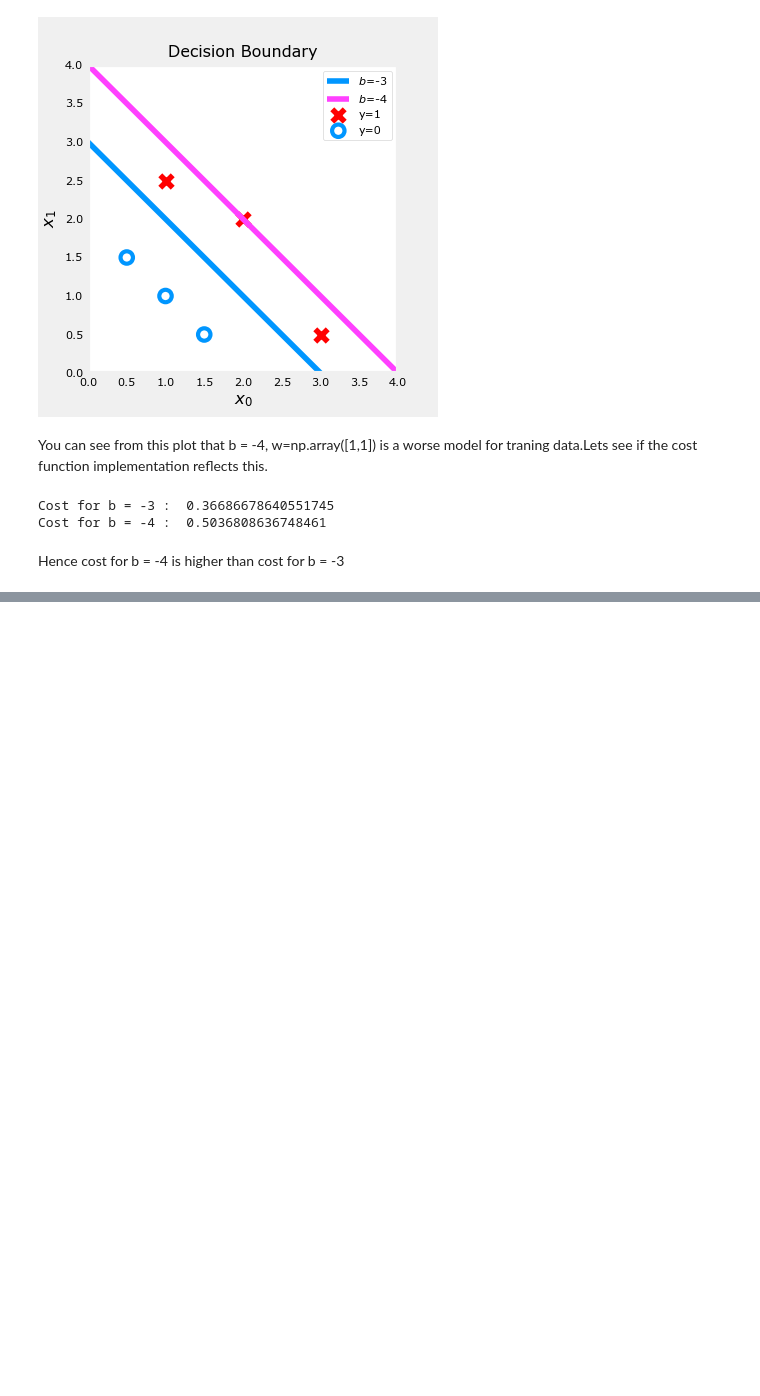
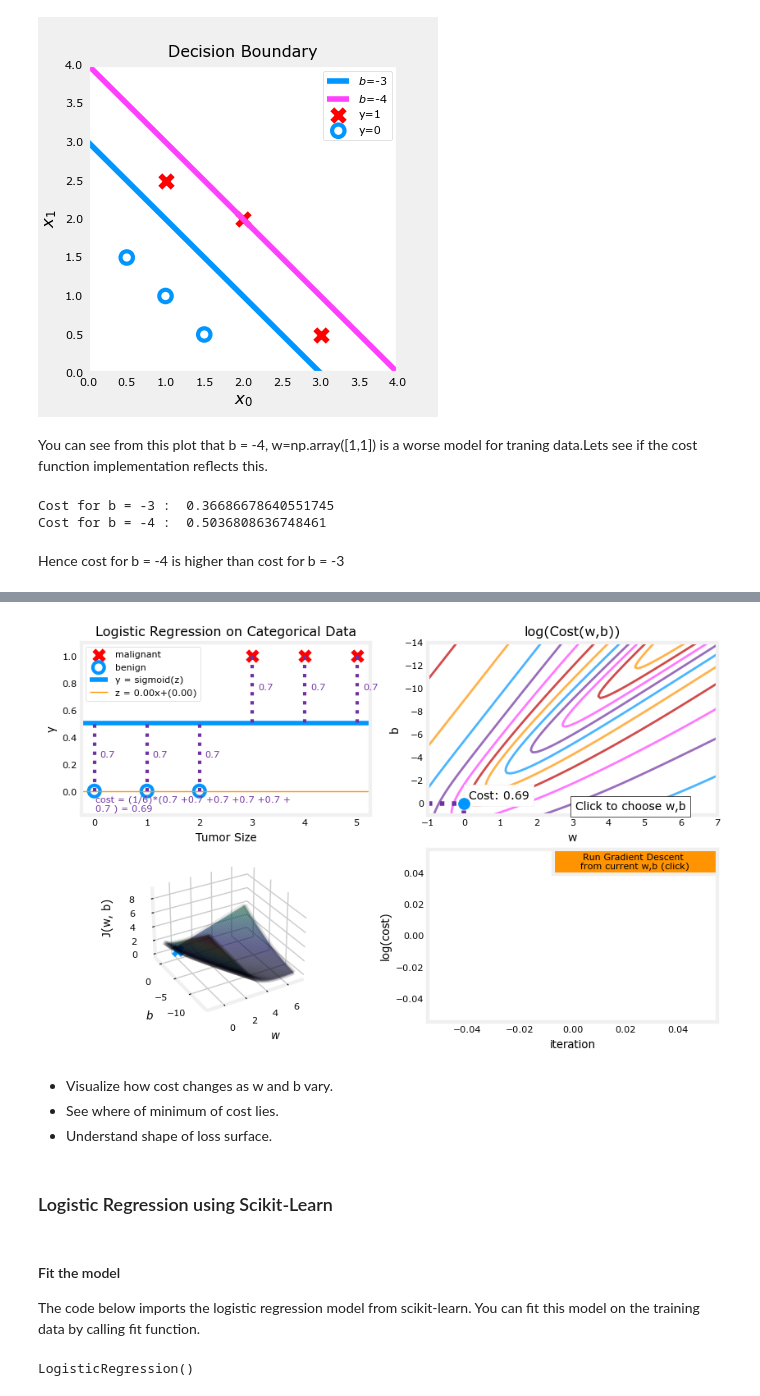
Before and after one commit to PrishaAggarwal/AI-ML, a Jupyter notebook: Machine_Learning/Week_3_Course_1/ML_5.ipynb, the cells around one changed output, grey strips where cells are left out. Saved outputs shown, nothing was run; the diff lists cells and outputs as text; code cells hidden in the pictures; blank space fills up the shorter version.

```diff
--- a/Machine_Learning/Week_3_Course_1/ML_5.ipynb
+++ b/Machine_Learning/Week_3_Course_1/ML_5.ipynb
@@ -467,0 +621,12 @@ When we talked about gradient descent for linear regression previously, you saw
+# %%
+w_range = np.array([-1, 7])
+b_range = np.array([1, -14])
+quad = plt_quad_logistic(x_train, y_train, w_range, b_range)
+# %% [output]
+[figure, added]
+# %% [markdown]
+- Visualize how cost changes as w and b vary.
+- See where of minimum of cost lies.
+- Understand shape of loss surface.
+# %% [markdown]
+### Logistic Regression using Scikit-Learn
@@ -467,0 +638,11 @@ When we talked about gradient descent for linear regression previously, you saw
+# %% [markdown]
+#### Fit the model
+
+The code below imports the logistic regression model from scikit-learn. You can fit this model on the training data by calling fit function.
+# %%
+from sklearn.linear_model import LogisticRegression
+
+lr_model = LogisticRegression()
+lr_model.fit(X,y)
+# %% [output]
+LogisticRegression()
```
Also changed, not shown: parts of 20 cells of this notebook, 11 other files.
